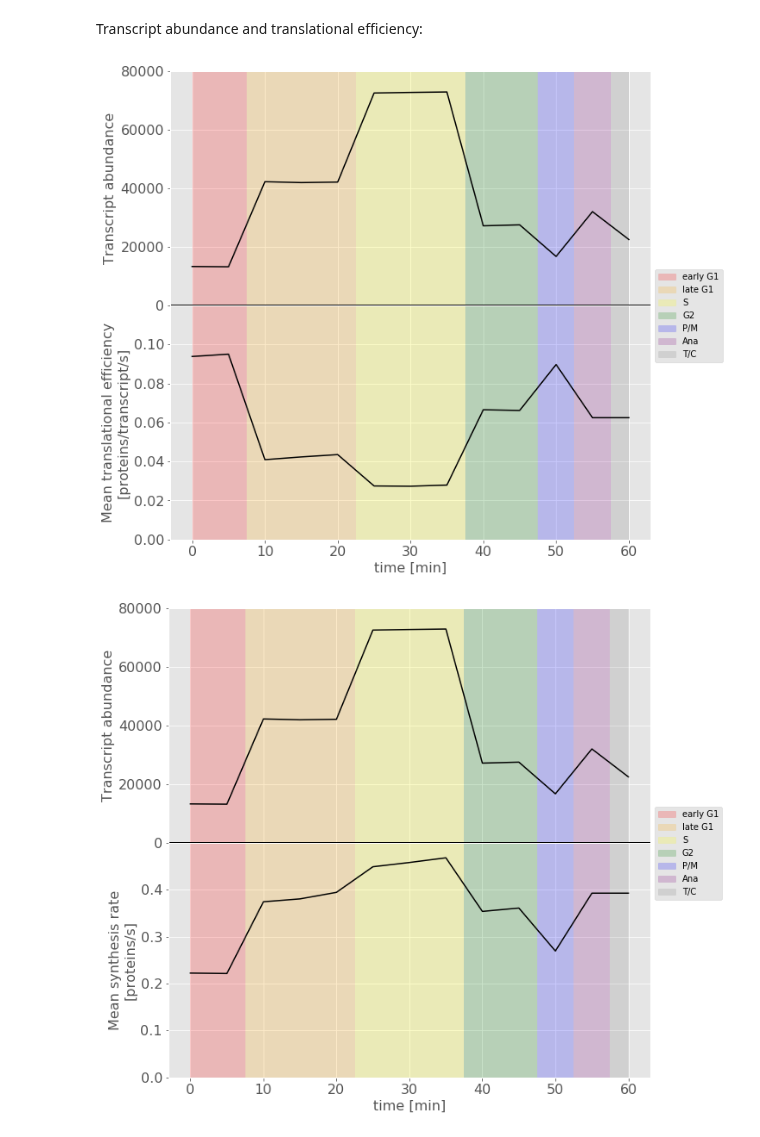
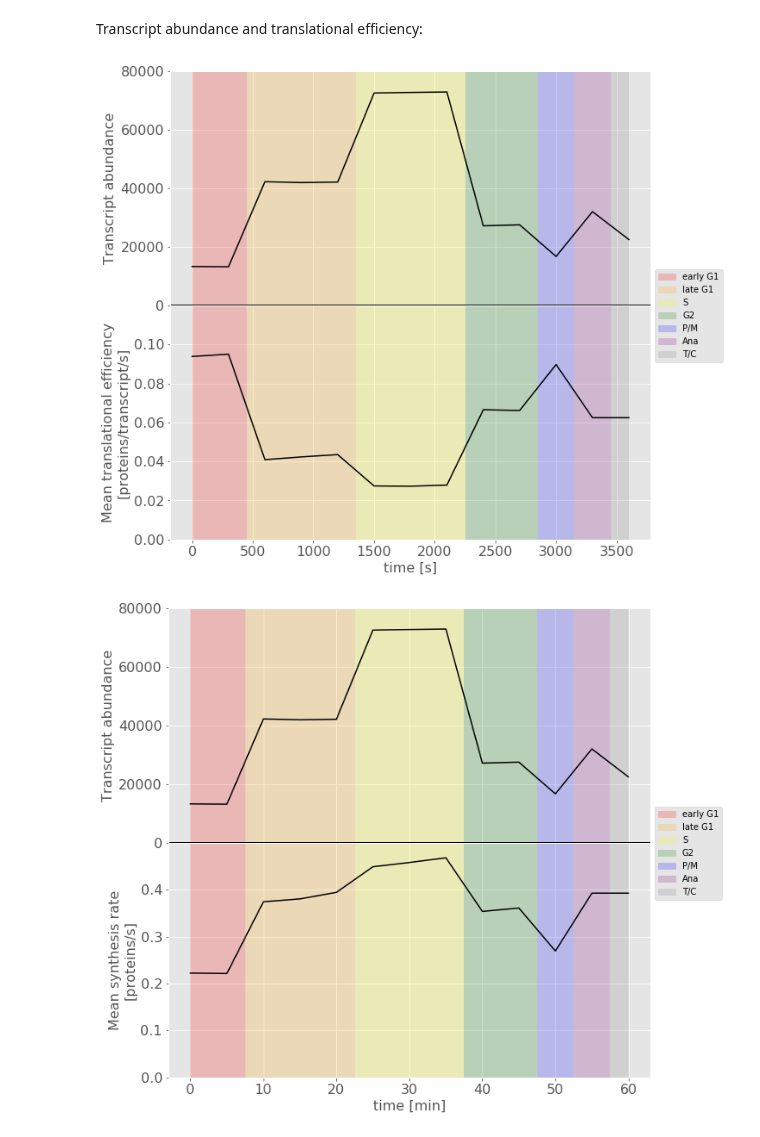
Before and after one commit to gittenberg/TRSL, a Jupyter notebook: workbooks/charts/TRSL_chart_cell_cycle_transcriptome_volume_adjusted.ipynb, the cells around one changed output. Saved outputs shown, nothing was run; the diff lists cells and outputs as text; code cells hidden in the pictures.

```diff
--- a/workbooks/charts/TRSL_chart_cell_cycle_transcriptome_volume_adjusted.ipynb
+++ b/workbooks/charts/TRSL_chart_cell_cycle_transcriptome_volume_adjusted.ipynb
@@ -133,14 +133,14 @@ dtype: float64
 # %%
 import matplotlib.collections as collections
 # %%
-t = np.arange(0.0, 61.0, 2.5)
+t = np.arange(0.0, 61.0, 2.5)*60
 # %% [markdown]
 Transcript abundance and translational efficiency:
 # %%
 plt.rcParams['figure.figsize'] = (10, 10)
 
 # Simple data to display in various forms
-x1 = np.arange(0.0, 61.0, 2.5)
+x1 = np.arange(0.0, 61.0, 2.5) * 60
 # values from Excel spreadsheet FISH_RNAseq_combined_FACS_phases_7_genes.xlsx linearly interpolated
 y1 = [13310, (13310+13214.0)/2, 13214, (13214.0+42291)/2, 42291, (42291.0+41996)/2, 41996, (41996.0+42168)/2, 42168, (42168.0+72615)/2, 72615, (72615.0+72809)/2, 72809, (72809.0+72968)/2, 72968, (72968.0+27222)/2, 27222, (27222.0+27559)/2, 27559, (27559.0+16741)/2, 16741, (16741.0+32065)/2, 32065, (32065.0+22535)/2, 22535]
 # values from Excel spreadsheet FISH_RNAseq_combined_FACS_phases_5_genes.xlsx linearly interpolated
@@ -149,7 +149,7 @@ y1 = [13310, (13310+13214.0)/2, 13214, (13214.0+42291)/2, 42291, (42291.0+41996)
 x2 = x1
 # values from simulation
 y2 = translation_rate_per_mrna.mean(axis=1, skipna=True).values[:-1]
-y2 = np.interp(x2, np.arange(0.0, 60.0, 5.0), y2)
+y2 = np.interp(x2, np.arange(0.0, 60.0, 5.0)*60, y2)
 
 #######################################################################################################################
 # Two subplots sharing both x/y axes
@@ -168,31 +168,31 @@ ax.set_yticklabels(pos, fontsize=16)
 ax.axhline(0, color='black', lw=2)
 
 collection = collections.BrokenBarHCollection.span_where(
-    t, ymin=0, ymax=80000, where=t < 7.6, facecolor='red', alpha=0.2)
+    t, ymin=0, ymax=80000, where=t < 7.6*60, facecolor='red', alpha=0.2)
 ax.add_collection(collection)
 
 collection = collections.BrokenBarHCollection.span_where(
-    t, ymin=0, ymax=80000, where=[np.all(np.array([tt < 22.6, tt > 7.4])) for tt in t], facecolor='orange', alpha=0.2)
+    t, ymin=0, ymax=80000, where=[np.all(np.array([tt < 22.6*60, tt > 7.4*60])) for tt in t], facecolor='orange', alpha=0.2)
 ax.add_collection(collection)
 
 collection = collections.BrokenBarHCollection.span_where(
-    t, ymin=0, ymax=80000, where=[np.all(np.array([tt < 37.6, tt > 22.4])) for tt in t], facecolor='yellow', alpha=0.2)
+    t, ymin=0, ymax=80000, where=[np.all(np.array([tt < 37.6*60, tt > 22.4*60])) for tt in t], facecolor='yellow', alpha=0.2)
 ax.add_collection(collection)
 
 collection = collections.BrokenBarHCollection.span_where(
-    t, ymin=0, ymax=80000, where=[np.all(np.array([tt < 47.6, tt > 37.4])) for tt in t], facecolor='green', alpha=0.2)
+    t, ymin=0, ymax=80000, where=[np.all(np.array([tt < 47.6*60, tt > 37.4*60])) for tt in t], facecolor='green', alpha=0.2)
 ax.add_collection(collection)
 
 collection = collections.BrokenBarHCollection.span_where(
-    t, ymin=0, ymax=80000, where=[np.all(np.array([tt < 52.6, tt > 47.4])) for tt in t], facecolor='blue', alpha=0.2)
+    t, ymin=0, ymax=80000, where=[np.all(np.array([tt < 52.6*60, tt > 47.4*60])) for tt in t], facecolor='blue', alpha=0.2)
 ax.add_collection(collection)
 
 collection = collections.BrokenBarHCollection.span_where(
-    t, ymin=0, ymax=80000, where=[np.all(np.array([tt < 57.6, tt > 52.4])) for tt in t], facecolor='purple', alpha=0.2)
+    t, ymin=0, ymax=80000, where=[np.all(np.array([tt < 57.6*60, tt > 52.4*60])) for tt in t], facecolor='purple', alpha=0.2)
 ax.add_collection(collection)
 
 collection = collections.BrokenBarHCollection.span_where(
-    t, ymin=0, ymax=80000, where=t > 57.4, facecolor='grey', alpha=0.2)
+    t, ymin=0, ymax=80000, where=t > 57.4*60, facecolor='grey', alpha=0.2)
 ax.add_collection(collection)
 
 import matplotlib.patches as mpatches
@@ -217,47 +217,47 @@ pos = np.arange(0.0, 0.11, 0.02)
 ax.set_yticks(pos)
 ax.set_yticklabels(["%.2f" % round(p,2) for p in pos], fontsize=16)
 ax.set_ylabel("Mean translational efficiency\n[proteins/transcript/s]", fontsize=16)
-ax.set_xlabel("time [min]", fontsize=16)
+ax.set_xlabel("time [s]", fontsize=16)
 
 
 collection = collections.BrokenBarHCollection.span_where(
-    t, ymin=0, ymax=0.12, where=t < 7.6, facecolor='red', alpha=0.2)
+    t, ymin=0, ymax=0.12, where=t < 7.6*60, facecolor='red', alpha=0.2)
 ax.add_collection(collection)
 
 collection = collections.BrokenBarHCollection.span_where(
-    t, ymin=0, ymax=0.12, where=[np.all(np.array([tt < 22.6, tt > 7.4])) for tt in t], facecolor='orange', alpha=0.2)
+    t, ymin=0, ymax=0.12, where=[np.all(np.array([tt < 22.6*60, tt > 7.4*60])) for tt in t], facecolor='orange', alpha=0.2)
 ax.add_collection(collection)
 
 collection = collections.BrokenBarHCollection.span_where(
-    t, ymin=0, ymax=0.12, where=[np.all(np.array([tt < 37.6, tt > 22.4])) for tt in t], facecolor='yellow', alpha=0.2)
+    t, ymin=0, ymax=0.12, where=[np.all(np.array([tt < 37.6*60, tt > 22.4*60])) for tt in t], facecolor='yellow', alpha=0.2)
 ax.add_collection(collection)
 
 collection = collections.BrokenBarHCollection.span_where(
-    t, ymin=0, ymax=0.12, where=[np.all(np.array([tt < 47.6, tt > 37.4])) for tt in t], facecolor='green', alpha=0.2)
+    t, ymin=0, ymax=0.12, where=[np.all(np.array([tt < 47.6*60, tt > 37.4*60])) for tt in t], facecolor='green', alpha=0.2)
 ax.add_collection(collection)
 
 collection = collections.BrokenBarHCollection.span_where(
-    t, ymin=0, ymax=0.12, where=[np.all(np.array([tt < 52.6, tt > 47.4])) for tt in t], facecolor='blue', alpha=0.2)
+    t, ymin=0, ymax=0.12, where=[np.all(np.array([tt < 52.6*60, tt > 47.4*60])) for tt in t], facecolor='blue', alpha=0.2)
 ax.add_collection(collection)
 
 collection = collections.BrokenBarHCollection.span_where(
-    t, ymin=0, ymax=0.12, where=[np.all(np.array([tt < 57.6, tt > 52.4])) for tt in t], facecolor='purple', alpha=0.2)
+    t, ymin=0, ymax=0.12, where=[np.all(np.array([tt < 57.6*60, tt > 52.4*60])) for tt in t], facecolor='purple', alpha=0.2)
 ax.add_collection(collection)
 
 collection = collections.BrokenBarHCollection.span_where(
-    t, ymin=0, ymax=0.12, where=t > 57.4, facecolor='grey', alpha=0.2)
+    t, ymin=0, ymax=0.12, where=t > 57.4*60, facecolor='grey', alpha=0.2)
 ax.add_collection(collection)
 
 plt.ylim([0, 0.12])
 
 # Fine-tune figure; make subplots close to each other and hide x ticks for
 # all but bottom plot.
 f.subplots_adjust(hspace=0)
 plt.setp([a.get_xticklabels() for a in f.axes[:-1]], visible=False)
 
 plt.show()
 # %% [output]
-[figure, old version]
+[figure, new version]
 # %%
 plt.rcParams['figure.figsize'] = (10, 10)
 
```
Also changed, not shown: 1 other file.
